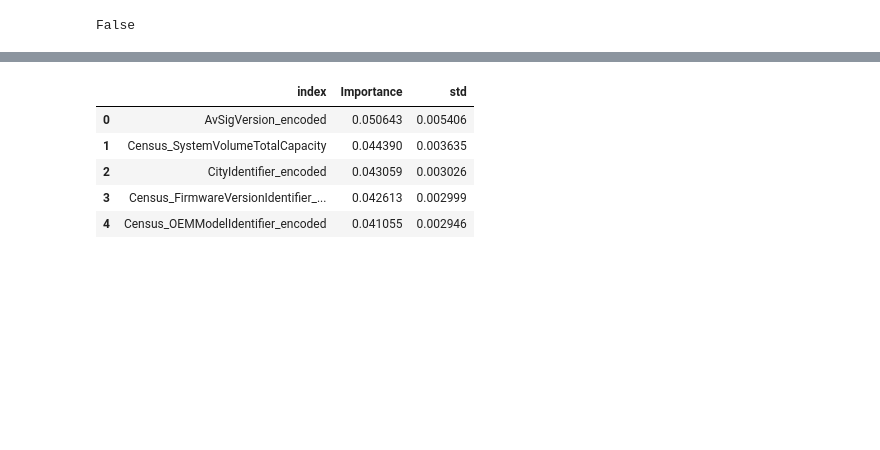
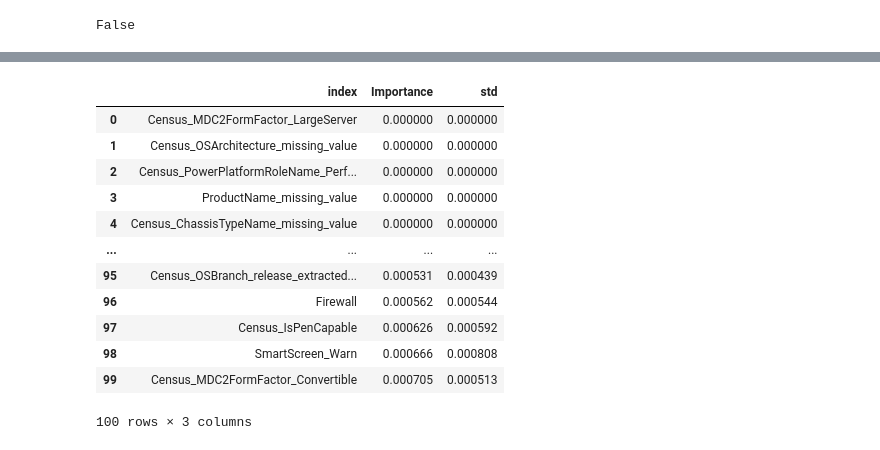
Before and after one commit to marco-riva/Capstone_2, a Jupyter notebook: notebooks/Random_Forest.ipynb, the cells around one changed output, grey strips where cells are left out. Saved outputs shown, nothing was run; the diff lists cells and outputs as text; code cells hidden in the pictures; blank space fills up the shorter version.

```diff
--- a/notebooks/Random_Forest.ipynb
+++ b/notebooks/Random_Forest.ipynb
@@ -367,11 +372,43 @@ plt.tight_layout()
+# %%
+# Preprocessing for numerical data
+numerical_transformer = SimpleImputer(strategy='mean')
+
+# Preprocessing for binary data
+binary_transformer = SimpleImputer(strategy='constant')
+
+# Preprocessing for categorical data encoded as numerical ID's
+categorical_num_transformer = SimpleImputer(strategy='constant')
+
+# Preprocessing for categorical data
+categorical_transformer = Pipeline(steps=[
+    ('imputer', SimpleImputer(strategy='constant')),
+    ('onehot', OneHotEncoder(handle_unknown='ignore'))
+])
+
+
+# Bundle preprocessing for numerical and categorical data
+preprocessor = ColumnTransformer(
+    transformers=[
+        ('num', numerical_transformer, numerical_columns),
+        ('bin', binary_transformer, binary_columns),
+        ('cat_num', categorical_num_transformer, cat_num_columns),
+        ('cat', categorical_transformer, categorical_columns)
+    ])
+
+# Bundle preprocessing and modeling code in a pipeline
+my_pipeline = Pipeline(steps=[('preprocessor', preprocessor),
+                              ('VarThresh', VarThresh),
+                              #('selector', selector),
+                              ('classifier', rf_clf)
+                             ])
 # %%
 X_values = preprocessor.fit_transform(X_train)
 onehot_cat_columns = my_pipeline.named_steps['preprocessor'].named_transformers_['cat'].named_steps['onehot'].get_feature_names(input_features=categorical_columns)
-onehot_cat_num_columns = my_pipeline.named_steps['preprocessor'].named_transformers_['cat_num'].named_steps['onehot'].get_feature_names(input_features=cat_num_columns)
-onehot = onehot_cat_columns.tolist() + onehot_cat_num_columns.tolist()
-columns_tot = numerical_columns + onehot
+#onehot_cat_num_columns = my_pipeline.named_steps['preprocessor'].named_transformers_['cat_num'].named_steps['onehot'].get_feature_names(input_features=cat_num_columns)
+onehot = onehot_cat_columns.tolist() #+ onehot_cat_num_columns.tolist()
+columns_tot = numerical_columns + binary_columns + cat_num_columns + onehot
 
-feature_importance = pd.Series(data=opt_rf_clf.named_steps['classifier'].feature_importances_, index = np.array(numerical_columns + onehot))
+feature_importance = pd.Series(data=opt_rf_clf.named_steps['classifier'].feature_importances_, index = np.array(columns_tot))
 # %%
 feature_importance.sort_values(ascending=False)
 # %% [output]
@@ -391,12 +428,19 @@ Length: 175, dtype: float64
 std = np.std([tree.feature_importances_ for tree in opt_rf_clf.named_steps['classifier'].estimators_], axis=0)
 # %%
 imp_df = pd.DataFrame(list(zip(feature_importance, std)), columns=['Importance', 'std'], index=feature_importance.index)
-imp_df_sorted = imp_df.sort_values(by='Importance', ascending=False).reset_index()
-imp_df_sorted.head()
+imp_df_sorted = imp_df.sort_values(by='Importance', ascending=True).reset_index()
+imp_df_sorted.head(100)
 # %% [output]
 |  | index | Importance | std |
-| 0 | AvSigVersion_encoded | 0.050643 | 0.005406 |
-| 1 | Census_SystemVolumeTotalCapacity | 0.044390 | 0.003635 |
-| 2 | CityIdentifier_encoded | 0.043059 | 0.003026 |
-| 3 | Census_FirmwareVersionIdentifier_... | 0.042613 | 0.002999 |
-| 4 | Census_OEMModelIdentifier_encoded | 0.041055 | 0.002946 |
+| 0 | Census_MDC2FormFactor_LargeServer | 0.000000 | 0.000000 |
+| 1 | Census_OSArchitecture_missing_value | 0.000000 | 0.000000 |
+| 2 | Census_PowerPlatformRoleName_Perf... | 0.000000 | 0.000000 |
+| 3 | ProductName_missing_value | 0.000000 | 0.000000 |
+| 4 | Census_ChassisTypeName_missing_value | 0.000000 | 0.000000 |
+| ... | ... | ... | ... |
+| 95 | Census_OSBranch_release_extracted... | 0.000531 | 0.000439 |
+| 96 | Firewall | 0.000562 | 0.000544 |
+| 97 | Census_IsPenCapable | 0.000626 | 0.000592 |
+| 98 | SmartScreen_Warn | 0.000666 | 0.000808 |
+| 99 | Census_MDC2FormFactor_Convertible | 0.000705 | 0.000513 |
+100 rows × 3 columns
```
Also changed, not shown: parts of 26 cells of this notebook, 3 other files.
